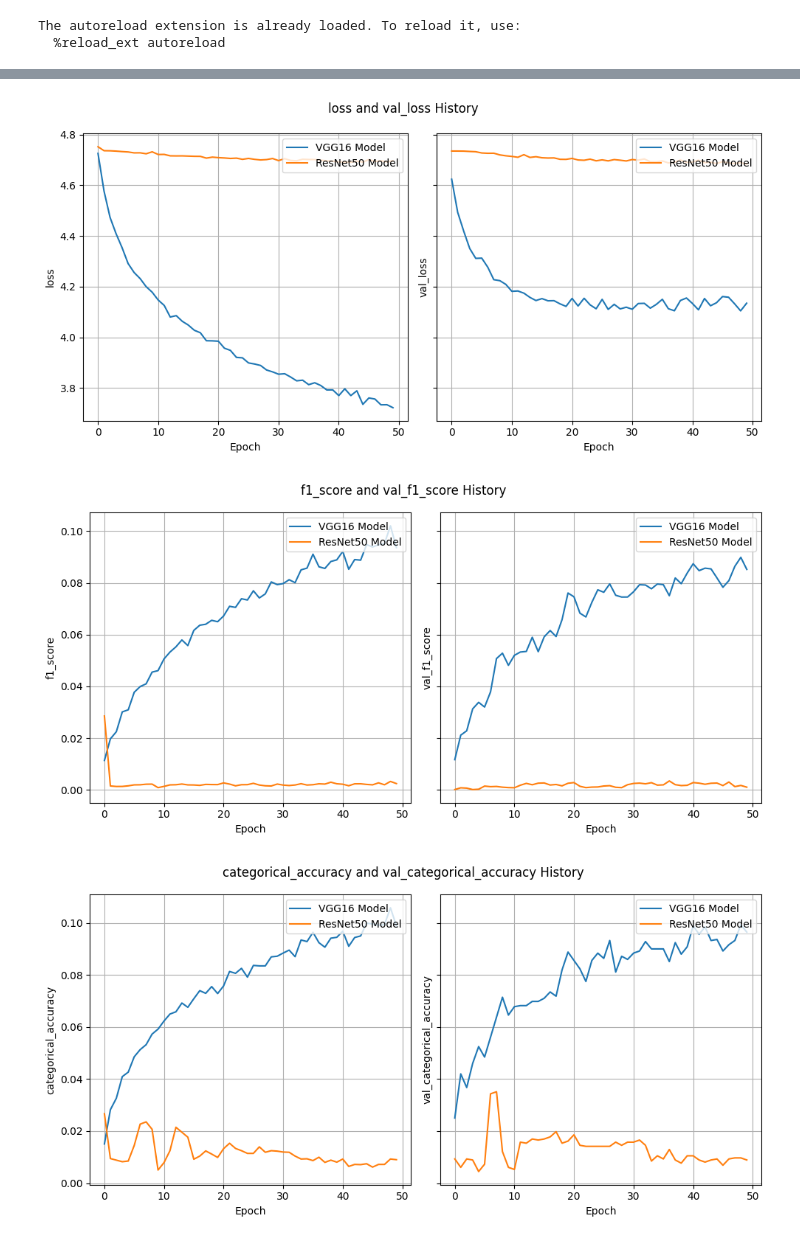
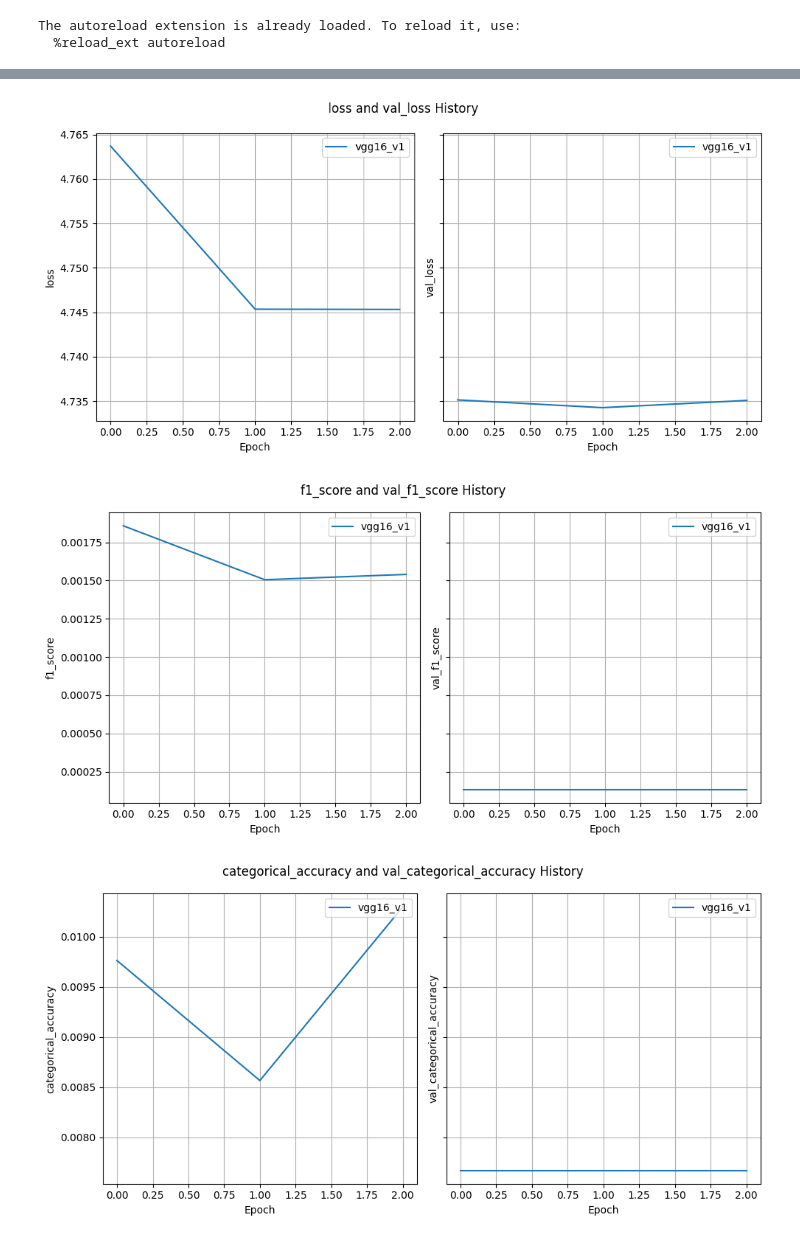
Before and after one commit to samueldatasci/deep-learning-23-24-nova-ims-group-project, a Jupyter notebook: 3-model-train.ipynb, the cells around one changed output, grey strips where cells are left out. Saved outputs shown, nothing was run; the diff lists cells and outputs as text; code cells hidden in the pictures.

```diff
--- a/3-model-train.ipynb
+++ b/3-model-train.ipynb
@@ -239,0 +242,4 @@ SampleVisuals.show_random_sample(val_data)
+# %%
+train_data, val_data, test_data = import_data(batch_size=32, image_size=(128, 128))
+
+SampleVisuals.show_random_sample(train_data)
@@ -392,6 +402,7 @@ def load_model_history(model_name):
 # *********************************
 
 def model_builder(head_model: tf.keras.models.Sequential,
+                  input_shape: tuple,
                   *,
                   preprocessing_pipeline: tf.keras.models.Sequential = None,
                   base_model: tf.keras.models.Sequential = None,
@@ -417,7 +428,7 @@ def model_builder(head_model: tf.keras.models.Sequential,
 
     # input layer
     if multiple_inputs is None:
-        inputs = tf.keras.layers.Input(shape=INPUT_SHAPE, name='input_layer')
+        inputs = tf.keras.layers.Input(shape=input_shape, name='input_layer')
     else:
         inputs = tf.keras.layers.Concatenate(axis=1)(multiple_inputs)
 
@@ -482,3 +589,14 @@ augmentation_pipeline = tf.keras.models.Sequential([
+# %%
+# *********************************
+# Metrics
+# *********************************
+
+METRICS = [
+    F1Score(average='macro'),
+    Precision(name='precision'),
+    Recall(name='recall'),
+    CategoricalAccuracy(name='categorical_accuracy'),
+]
 # %%
 # *********************************
 # Creating the baseline model
@@ -791,25 +866,33 @@ def compare_models(histories: Union[dict, list[dict]],
 # %%
 # BEST MODEL SO FAR:
 # Preprocessing: Rescaling(1./255)
 # Base model: VGG16 (include_top=False)
 # Head model: Dense(256), Activation('relu'), Dropout(0.4), Dense(114)
 # Data augmentation: RandomFlip(mode='horizontal'), RandomRotation(factor=0.15), RandomZoom(height_factor=0.15, width_factor=0.15), RandomContrast(factor=0.15)
 # Optimizer: Adam(learning_rate=0.01)
 # Loss: CategoricalCrossentropy(from_logits=True)
 # Batch size: 32
 # Image size: (128, 128) RGB
 
-compare_models([baseline_history.history, resnet_v1_history.history],
-               names=['VGG16 Model', 'ResNet50 Model'],
+# import histories
+
+history_files = ['vgg16_v1.pkl']
+histories, names = [], []
+for file in history_files:
+    histories.append(load_model_history(file))
+    names.append(file[:-4])
+
+compare_models(histories,
+               names=names,
                metrics=[('loss', 'val_loss'),
                         ('f1_score', 'val_f1_score'),
                         ('categorical_accuracy', 'val_categorical_accuracy')])
 
 # val loss increasing but f1 score and accuracy increasing as well?! https://stats.stackexchange.com/questions/282160/how-is-it-possible-that-validation-loss-is-increasing-while-validation-accuracy
 # %% [output]
-[figure, old version]
+[figure, new version]
-[figure, old version]
+[figure, new version]
-[figure, old version]
+[figure, new version]
 # %%
 # **********************************
 # Sample of prediction results
```
Also changed, not shown: parts of 18 cells of this notebook, 1 other file.
